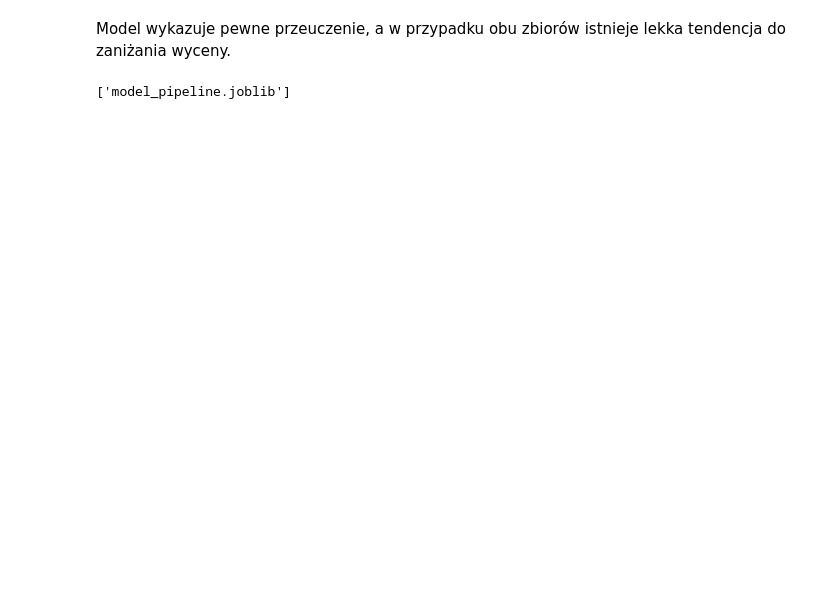
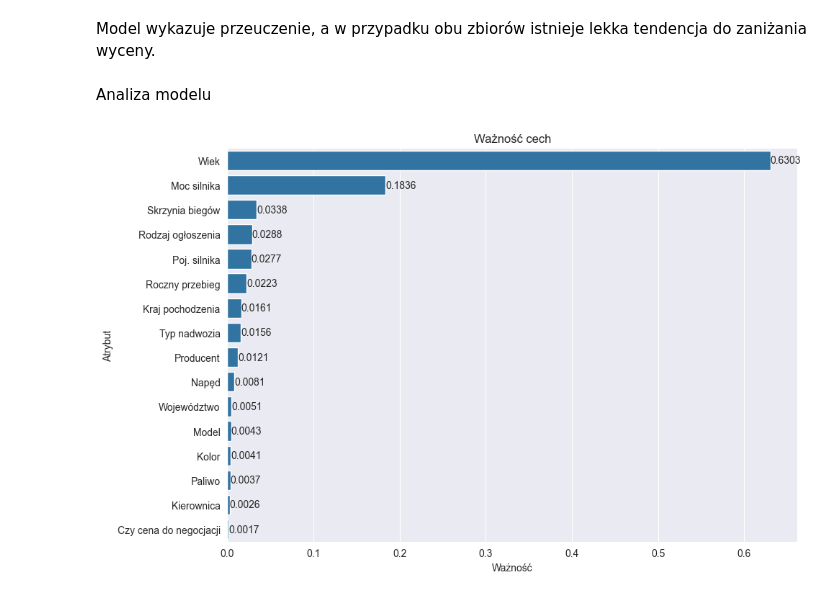
Before and after one commit to Maticz3007/wycena_aut, a Jupyter notebook: pricing/model.ipynb, the cells around one changed output. Drawn from its saved outputs; the diff is of its cells as text; code cells hidden in the pictures; blank space fills up the shorter version.

```diff
--- a/pricing/model.ipynb
+++ b/pricing/model.ipynb
@@ -70,7 +74,2 @@ R^2 - zbiór testowy: 0.8629317704936196
 # %% [markdown]
-Model wykazuje pewne przeuczenie, a w przypadku obu zbiorów istnieje lekka tendencja do zaniżania wyceny.
+Model wykazuje przeuczenie, a w przypadku obu zbiorów istnieje lekka tendencja do zaniżania wyceny.
-# %%
-full_pipeline.fit(x, y)
-joblib.dump(full_pipeline, "model_pipeline.joblib")
-# %% [output]
-['model_pipeline.joblib']
@@ -76,0 +79,39 @@ joblib.dump(full_pipeline, "model_pipeline.joblib")
+# %% [markdown]
+Analiza modelu
+# %%
+RFR = full_pipeline.named_steps['regressor'].regressor_
+waznosci = RFR.feature_importances_
+
+#odwracanie pipeline'u
+
+enkoder = full_pipeline.named_steps['preprocess'].named_steps['onehot']
+atrybuty_zakodowane = enkoder.named_transformers_['cat'].get_feature_names_out(cat_cols)
+passthrough_cols = [col for col in x.columns if col not in cat_cols + ["Przebieg"]]
+atrybuty = np.concatenate([atrybuty_zakodowane, passthrough_cols])
+
+scalone_zmienne = {}
+for atrybut in atrybuty:
+    matched = False
+    for cat in cat_cols:
+        if atrybut.startswith(cat + '_'):
+            scalone_zmienne[atrybut] = cat
+            matched = True
+            break
+    if not matched:
+        scalone_zmienne[atrybut] = atrybut
+
+fi_dict = defaultdict(float)
+for nazwa, waznosc in zip(atrybuty, waznosci):
+    oryginal = scalone_zmienne[nazwa]
+    fi_dict[oryginal] += waznosc
+
+fi_df = pd.DataFrame(fi_dict.items(),columns=["Atrybut", "Ważność"]).sort_values(by="Ważność", ascending=False)
+
+plt.figure(figsize=(10, 0.4 * len(fi_df)))
+plot = sns.barplot(data=fi_df, y="Atrybut", x="Ważność",  order=fi_df["Atrybut"])
+plot.bar_label(plot.containers[0], fmt="%.4f")
+plt.title("Ważność cech")
+plt.tight_layout()
+plt.show()
+# %% [output]
+[figure, added]
```
Also changed, not shown: parts of 6 cells of this notebook, 3 other files.
